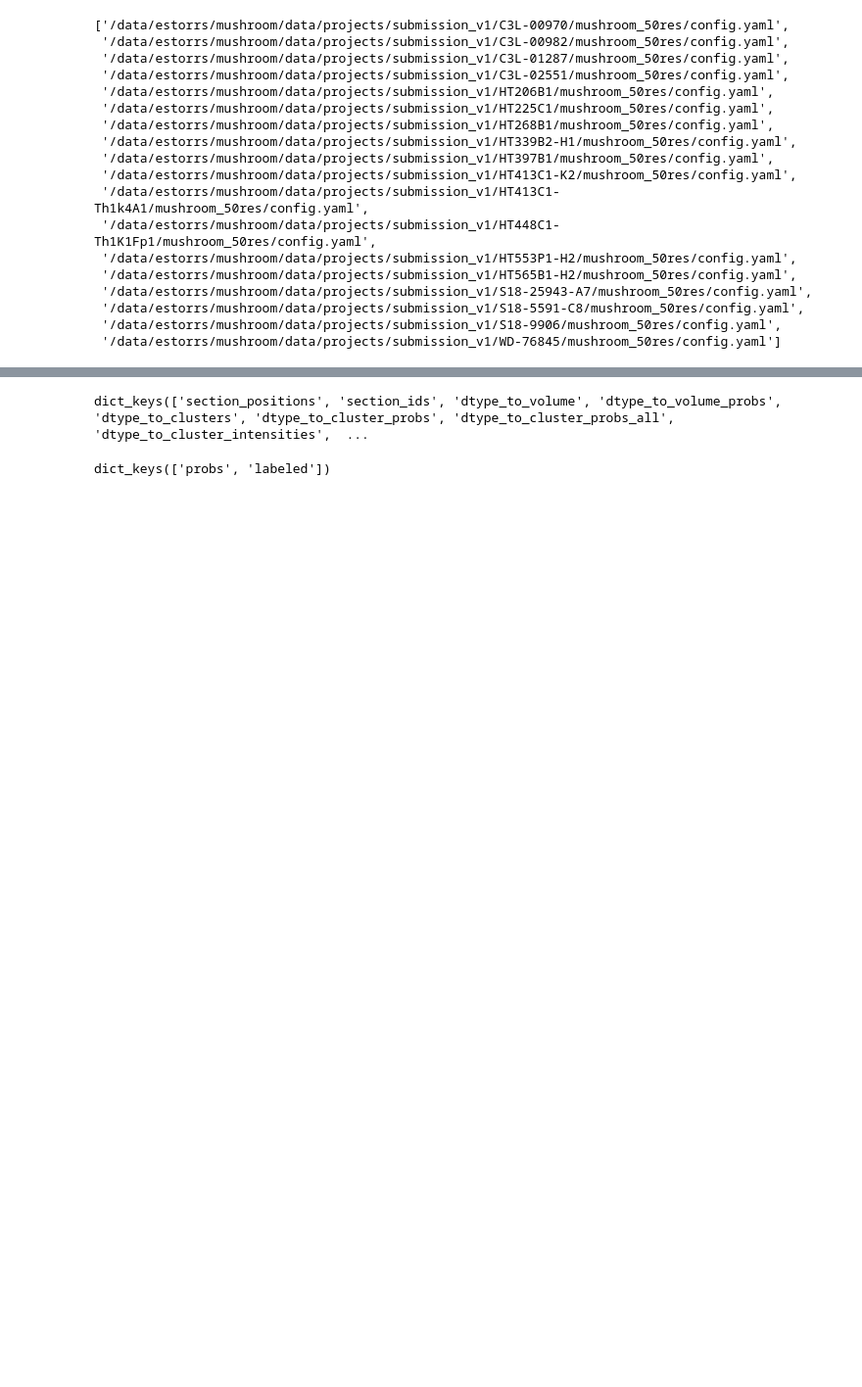
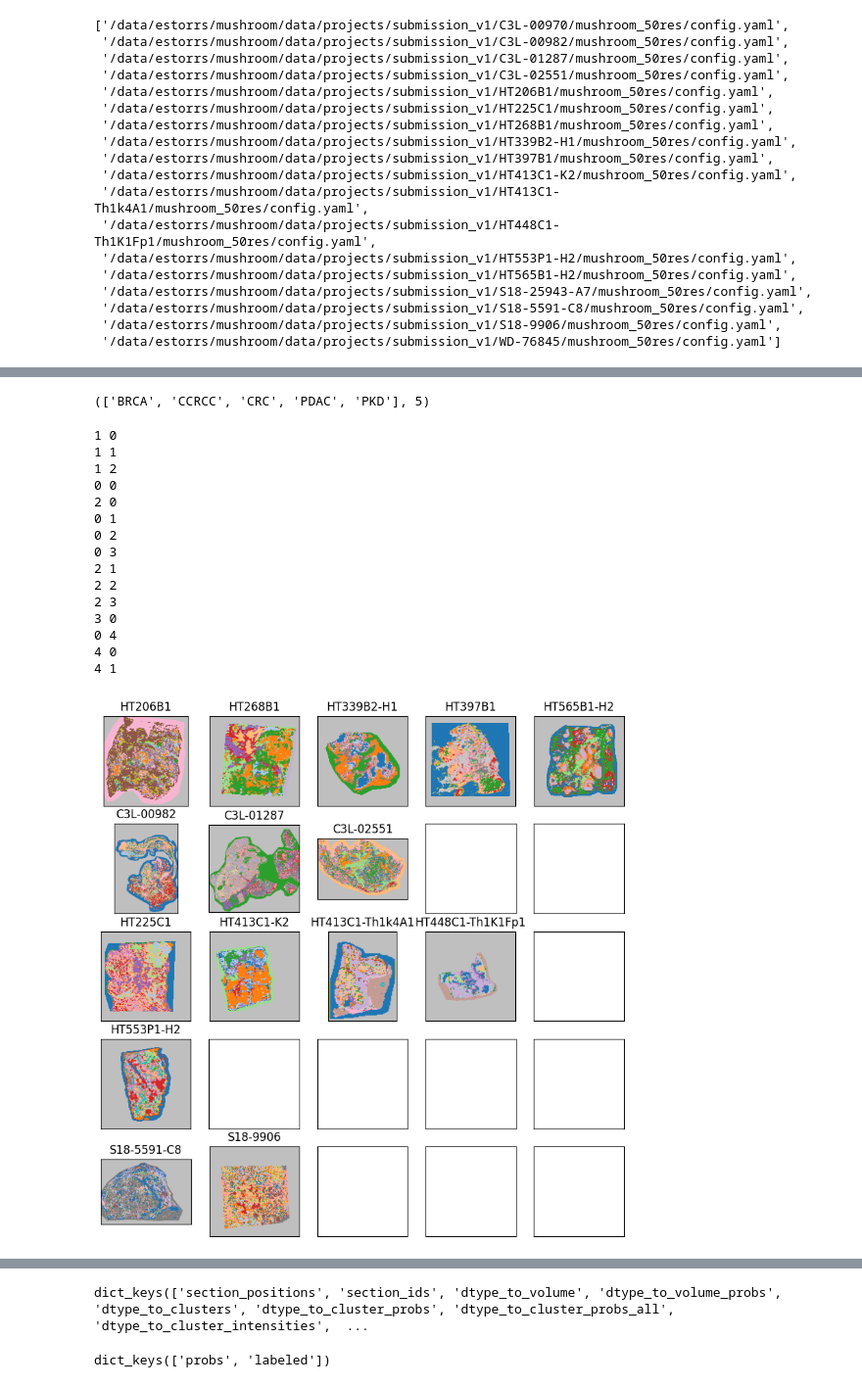
Before and after one commit to ding-lab/mushroom, a Jupyter notebook: notebooks/manuscript/submission_v1/step6_dataset_summary_fig.ipynb, the cells around one changed output, grey strips where cells are left out. Shown at 98% size. Cells and saved outputs as stored; diff of their text form; code cells hidden in the pictures; blank space fills up the shorter version.

Commit message:
progress on figures

```diff
--- a/notebooks/manuscript/submission_v1/step6_dataset_summary_fig.ipynb
+++ b/notebooks/manuscript/submission_v1/step6_dataset_summary_fig.ipynb
@@ -317,0 +292,3 @@ alt.Chart(source).mark_rect().encode(
+# %%
+fps = sorted(utils.listfiles(project_dir, regex=r'mushroom_50res/nbhd_volumes.*pkl$'))
+fps
@@ -317,0 +330,3 @@ alt.Chart(source).mark_rect().encode(
+# %%
+fps = sorted(utils.listfiles(project_dir, regex=r'masks/tissue_mask.tif$'))
+fps
@@ -317,0 +358,69 @@ alt.Chart(source).mark_rect().encode(
+# %%
+case_to_mask = {}
+for fp in fps:
+    case = fp.split('/')[-3]
+    case_to_mask[case] = fp
+# %%
+from collections import Counter
+case_to_disease = {c:d for c, d in zip(case_meta['case'], case_meta['tissue_type'])}
+diseases = sorted(set(case_meta['tissue_type']))
+max_count = Counter(case_meta['tissue_type']).most_common()[0][1]
+diseases, max_count
+# %% [output]
+(['BRCA', 'CCRCC', 'CRC', 'PDAC', 'PKD'], 5)
+# %%
+level = 2
+
+nrows = max_count
+ncols = len(diseases)
+fig, axs = plt.subplots(nrows=nrows, ncols=ncols, figsize=(ncols * 2, nrows * 2))
+spots = np.zeros((len(diseases),), dtype=int)
+for case, l2v in case_to_level_to_volume.items():
+    dtype_to_volume = pickle.load(open(l2v[level], 'rb'))['labeled']
+    if 'integrated' in dtype_to_volume:
+        r = diseases.index(case_to_disease[case])
+        c = spots[r]
+        print(r, c)
+        spots[r] += 1
+
+        ax = axs[r, c]
+        volume = dtype_to_volume['integrated']
+
+        mask = tifffile.imread(case_to_mask[case])
+        target_size = (volume.shape[1], volume.shape[2])
+        mask = utils.rescale(mask, size=target_size, dim_order='h w', target_dtype=bool)
+
+        idx = (volume.shape[0] // 2) - 1
+        labels = volume[idx]
+        labels[~mask] = volume.max() + 1
+        cmap = vis_utils.get_cmap(len(np.unique(volume)))
+        rgb = vis_utils.display_labeled_as_rgb(labels, cmap=cmap, preserve_indices=True)
+        rgb[~mask] = (.75,.75,.75)
+#         rgb[~mask] = (1,1,1)
+        ax.imshow(rgb)
+        ax.set_title(case)
+
+#         vis_utils.display_legend(np.unique(volume), cmap=cmap, ax=axs[i, 1])
+
+for ax in axs.flatten():
+    ax.set_xticks([])
+    ax.set_yticks([])
+
+plt.savefig(os.path.join(output_dir, 'slices.svg'), dpi=300)
+# %% [output]
+1 0
+1 1
+1 2
+0 0
+2 0
+0 1
+0 2
+0 3
+2 1
+2 2
+2 3
+3 0
+0 4
+4 0
+4 1
+[figure, added]
```
Also changed, not shown: parts of 29 cells of this notebook, 1 other file.
